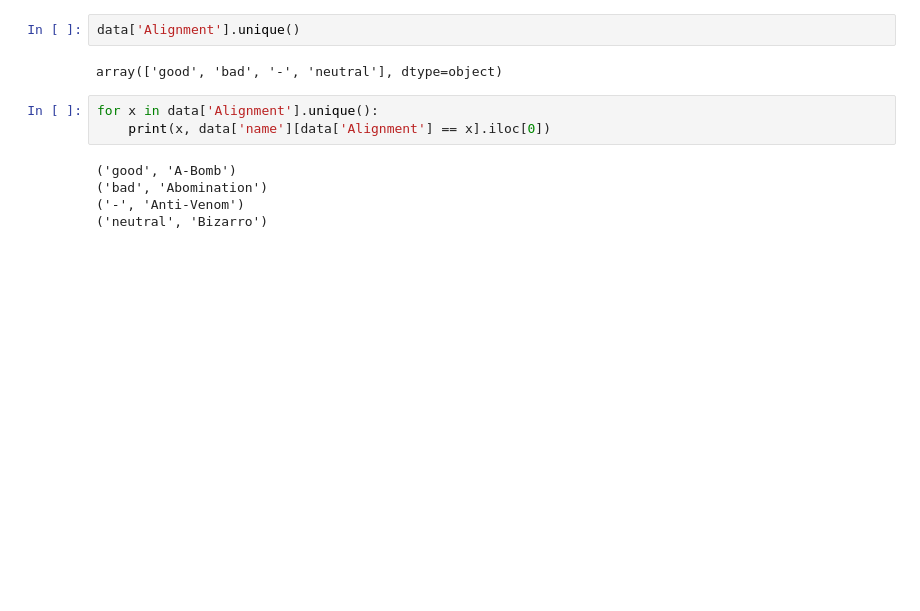
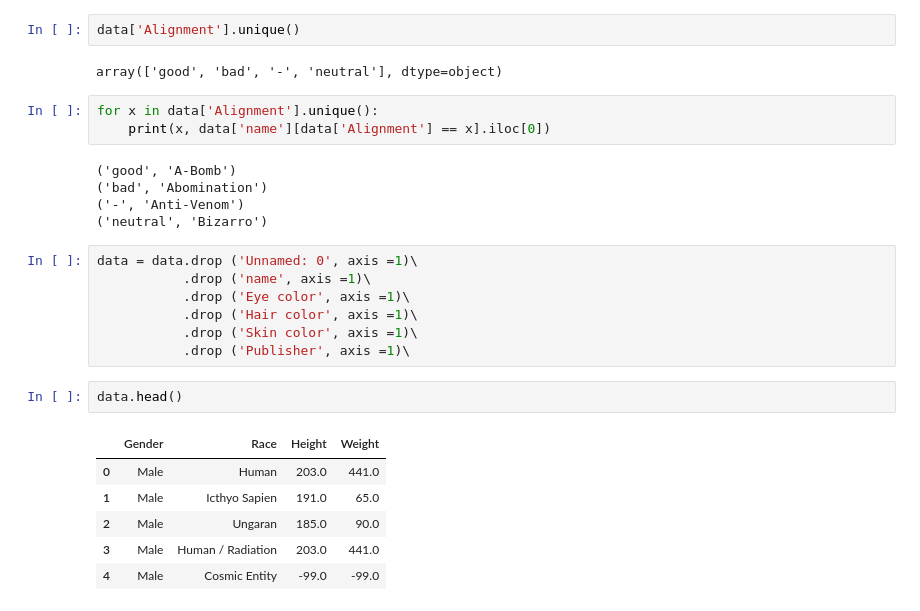
Before and after one commit to ViolettaShirokikh/MachineLearning, a Jupyter notebook: lab1.ipynb, the cells around one changed output. Cells and saved outputs as stored; diff of their text form; blank space fills up the shorter version.

```diff
--- a/lab1.ipynb
+++ b/lab1.ipynb
@@ -244,3 +244,19 @@ for x in data['Alignment'].unique():
 ('bad', 'Abomination')
 ('-', 'Anti-Venom')
 ('neutral', 'Bizarro')
+# %%
+data = data.drop ('Unnamed: 0', axis =1)\
+           .drop ('name', axis =1)\
+           .drop ('Eye color', axis =1)\
+           .drop ('Hair color', axis =1)\
+           .drop ('Skin color', axis =1)\
+           .drop ('Publisher', axis =1)\
+# %%
+data.head()
+# %% [output]
+|  | Gender | Race | Height | Weight |
+| 0 | Male | Human | 203.0 | 441.0 |
+| 1 | Male | Icthyo Sapien | 191.0 | 65.0 |
+| 2 | Male | Ungaran | 185.0 | 90.0 |
+| 3 | Male | Human / Radiation | 203.0 | 441.0 |
+| 4 | Male | Cosmic Entity | -99.0 | -99.0 |
```
Also changed, not shown: parts of 33 cells of this notebook.
